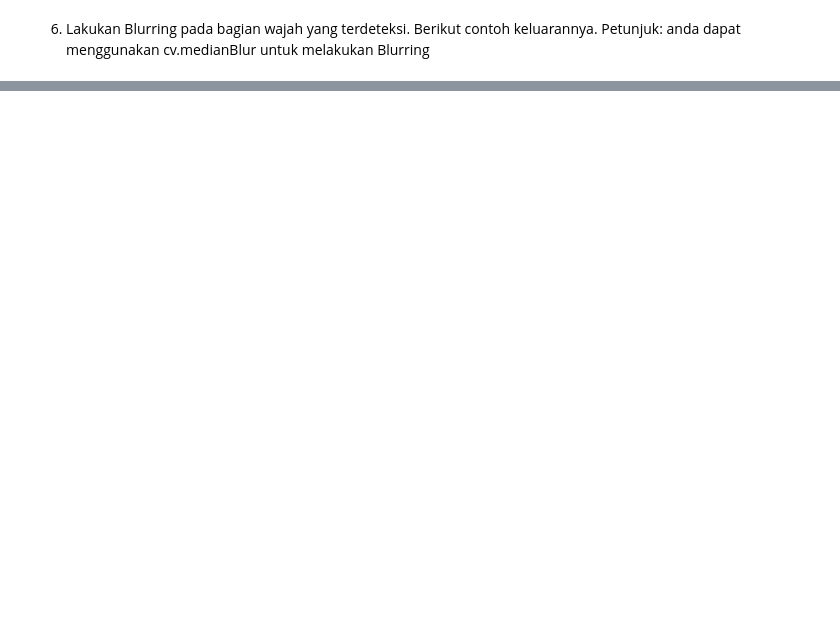
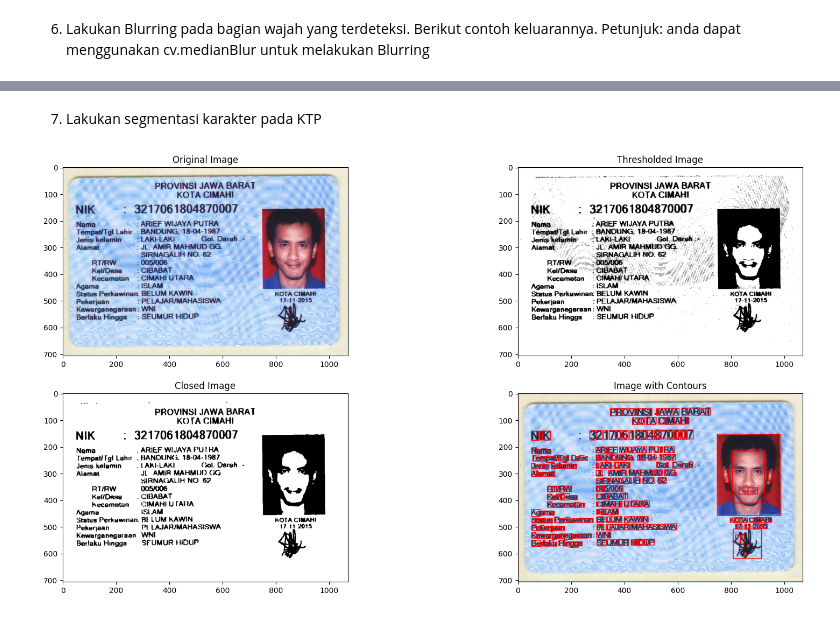
Before and after one commit to Iemaduddin/PCVK_Ganjil_2023, a Jupyter notebook: Week12.ipynb, the cells around one changed output, grey strips where cells are left out. Drawn from its saved outputs; the diff is of its cells as text; code cells hidden in the pictures; blank space fills up the shorter version.

```diff
--- a/Week12.ipynb
+++ b/Week12.ipynb
@@ -472,0 +515,61 @@ Petunjuk: anda dapat menggunakan cv.medianBlur untuk melakukan Blurring
+# %% [markdown]
+7. Lakukan segmentasi karakter pada KTP
+# %%
+import cv2
+from google.colab.patches import cv2_imshow
+import matplotlib.pyplot as plt
+
+ktp = cv2.imread("/content/drive/MyDrive/PCVK_2023/Images/KTP_More/ktp2.png")
+
+# Convert the image to grayscale for edge detection
+gray = cv2.cvtColor(ktp, cv2.COLOR_BGR2GRAY)
+
+# Thresholding to create a binary image
+ret, thresholded = cv2.threshold(gray, 127, 255, cv2.THRESH_BINARY)
+
+
+# Closing to fill gaps between characters
+kernel_closing = cv2.getStructuringElement(cv2.MORPH_RECT, (3, 3))
+closed = cv2.morphologyEx(thresholded, cv2.MORPH_CLOSE, kernel_closing)
+
+# Find contours in the closed image
+contours, hierarchy = cv2.findContours(closed, cv2.RETR_CCOMP, cv2.CHAIN_APPROX_SIMPLE)
+
+# Draw contours on a separate image
+contour_image = ktp.copy()
+for cnt in contours:
+    x, y, w, h = cv2.boundingRect(cnt)
+    ras = format(w / h, '.2f')
+    if h >= 40 and w >= 10 and float(ras) <= 1:
+      cv2.rectangle(contour_image, (x, y), (x + w, y + h), (0, 0, 255), thickness=2)
+    elif h >= 10 and w >= 6 and float(ras) <= 6:
+      cv2.rectangle(contour_image, (x, y), (x + w, y + h), (0, 0, 255), thickness=2)
+    elif h >= 15 and w >= 6 and float(ras) <= 7:
+      cv2.rectangle(contour_image, (x, y), (x + w, y + h), (0, 0, 255), thickness=2)
+
+# Create a subplot with 2 rows and 3 columns
+plt.figure(figsize=(20, 10))
+
+# Original Image
+plt.subplot(2, 2, 1)
+plt.imshow(cv2.cvtColor(ktp, cv2.COLOR_BGR2RGB))
+plt.title('Original Image')
+
+# Thresholded Image
+plt.subplot(2, 2, 2)
+plt.imshow(thresholded, cmap='gray')
+plt.title('Thresholded Image')
+
+# Closed Image
+plt.subplot(2, 2, 3)
+plt.imshow(closed, cmap='gray')
+plt.title('Closed Image')
+
+# Image with Contours
+plt.subplot(2, 2, 4)
+plt.imshow(cv2.cvtColor(contour_image, cv2.COLOR_BGR2RGB))
+plt.title('Image with Contours')
+
+plt.show()
+# %% [output]
+[figure, added]
```
Also changed, not shown: parts of 3 cells of this notebook.
